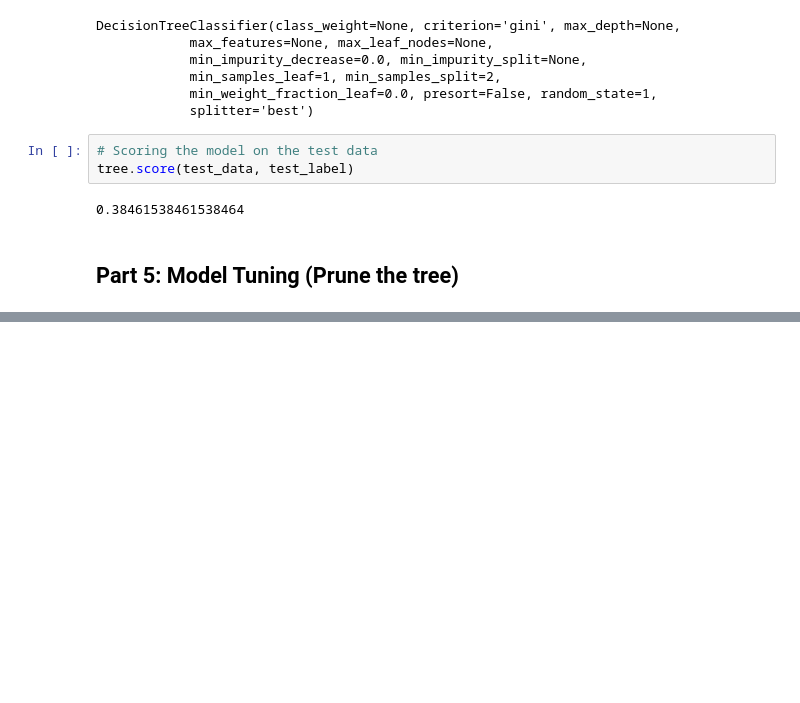
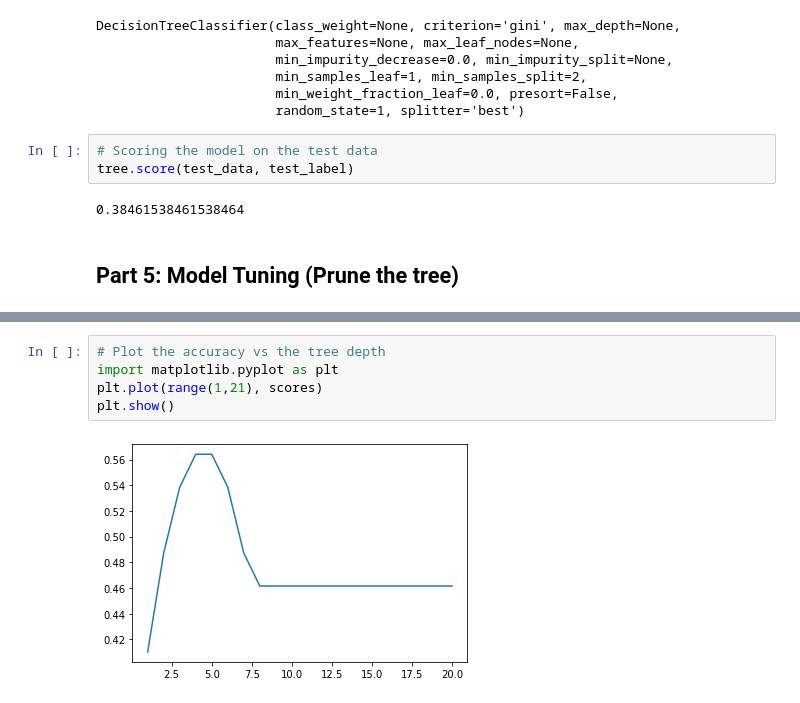
Before and after one commit to amirap/Machine-Learning, a Jupyter notebook: 14 ML_DecisionTrees_FlagIdentification.ipynb, the cells around one changed output, grey strips where cells are left out. Saved outputs shown, nothing was run; the diff lists cells and outputs as text; blank space fills up the shorter version.

```diff
--- a/14 ML_DecisionTrees_FlagIdentification.ipynb
+++ b/14 ML_DecisionTrees_FlagIdentification.ipynb
@@ -98,0 +104,7 @@ None
+# %%
+# Plot the accuracy vs the tree depth
+import matplotlib.pyplot as plt
+plt.plot(range(1,21), scores)
+plt.show()
+# %% [output]
+[figure, added]
```
Also changed, not shown: parts of 5 cells of this notebook.
